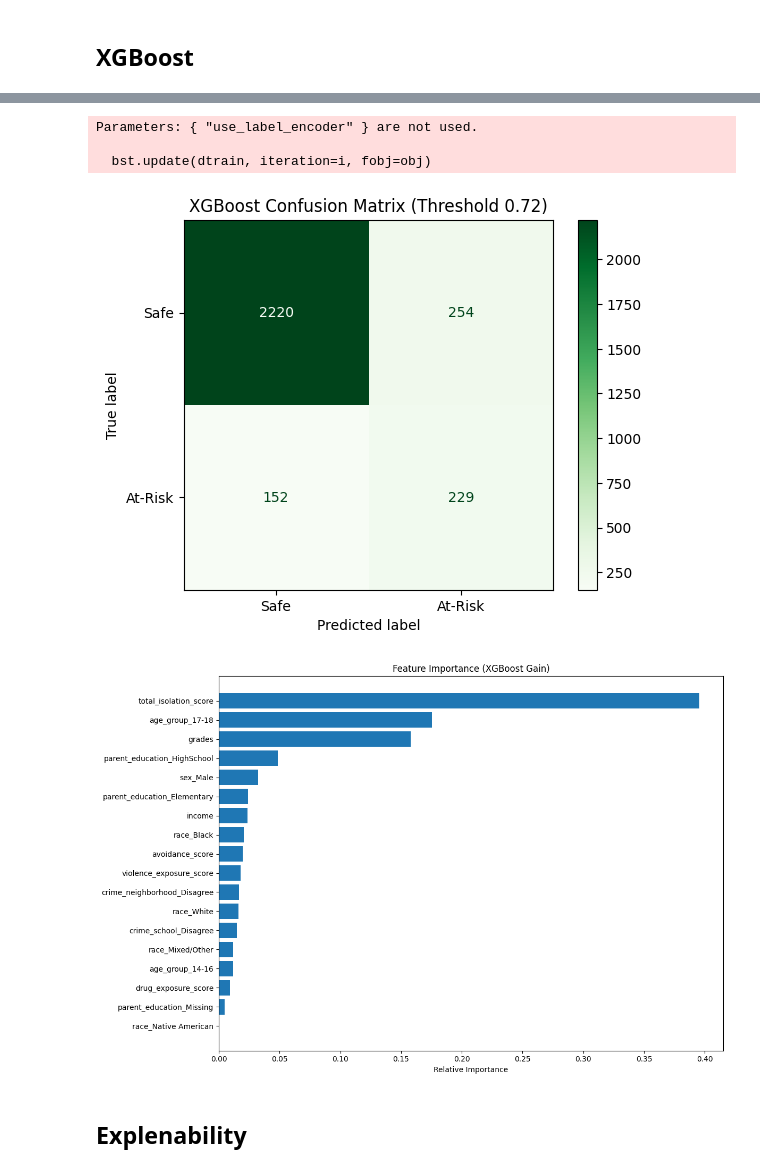
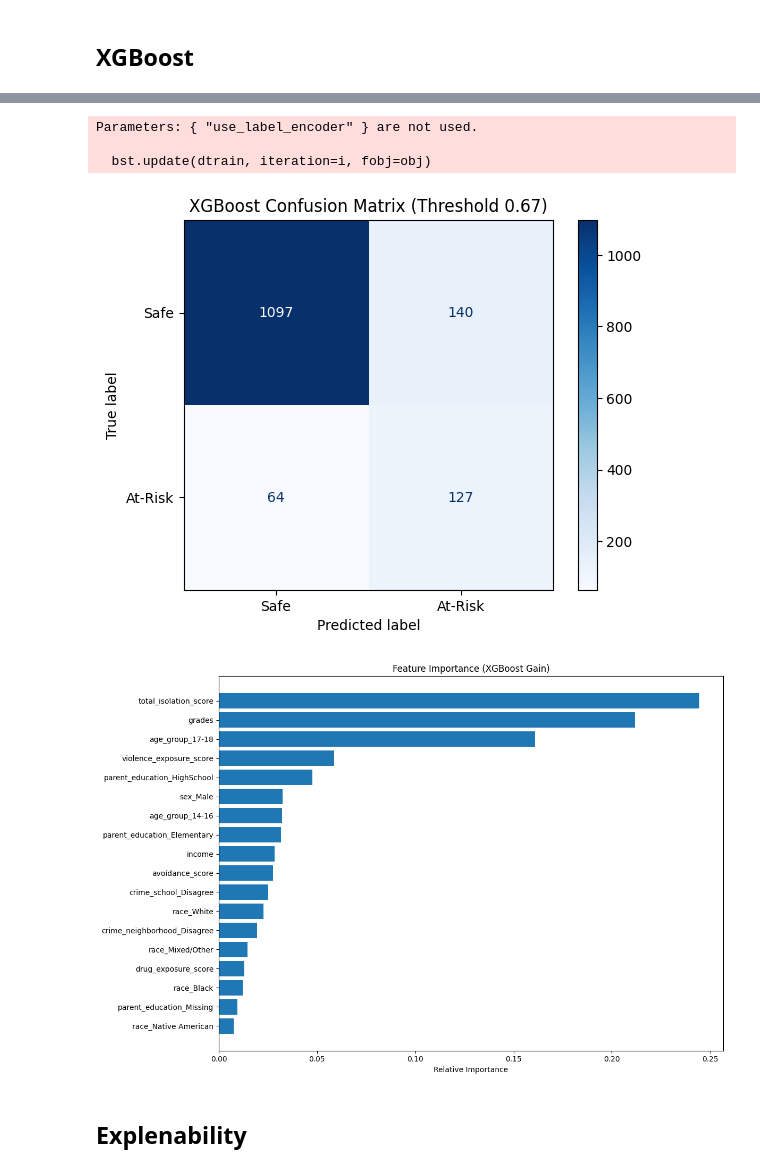
Before and after one commit to delgiudice1967219/dropout_risk_prediction, a Jupyter notebook: main.ipynb, the cells around one changed output, grey strips where cells are left out. Drawn from its saved outputs; the diff is of its cells as text; code cells hidden in the pictures.

```diff
--- a/main.ipynb
+++ b/main.ipynb
@@ -160,7 +160,7 @@ features_cat = [
 X = df[features_num + features_cat].copy()
 y = df['dropout_risk']
 
-X_train, X_test, y_train, y_test = train_test_split(X, y, test_size=0.2, random_state=42, stratify=y)
+X_train, X_test, y_train, y_test = train_test_split(X, y, test_size=0.1, random_state=42, stratify=y)
 
 numeric_transformer = Pipeline(steps=[
     ('imputer', SimpleImputer(strategy='median')),
@@ -515,7 +515,7 @@ f1_scores = 2 * (precision * recall) / (precision + recall)
 best_idx = np.argmax(f1_scores)
 best_threshold = thresholds[best_idx]
 
-print(f"\n--- XGBoost Results (Optimized Threshold: {best_threshold:.4f}) ---")
+print(f"\n XGBoost Results (Optimized Threshold: {best_threshold:.4f}) ")
 y_pred_opt = (y_prob >= best_threshold).astype(int)
 print(classification_report(y_test, y_pred_opt))
 print(f"AUC-ROC: {roc_auc_score(y_test, y_prob):.4f}")
@@ -523,7 +523,7 @@ print(f"AUC-ROC: {roc_auc_score(y_test, y_prob):.4f}")
 # Confusion Matrix
 cm = confusion_matrix(y_test, y_pred_opt)
 disp = ConfusionMatrixDisplay(confusion_matrix=cm, display_labels=['Safe', 'At-Risk'])
-disp.plot(cmap='Greens')
+disp.plot(cmap='Blues')
 plt.title(f"XGBoost Confusion Matrix (Threshold {best_threshold:.2f})")
 plt.show()
 
@@ -568,8 +568,8 @@ AUC-ROC: 0.8697
 Parameters: { "use_label_encoder" } are not used.
 
   bst.update(dtrain, iteration=i, fobj=obj)
-[figure, old version]
+[figure, new version]
-[figure, old version]
+[figure, new version]
 # %% [markdown]
 ## Explenability
 # %%
```
Also changed, not shown: parts of 5 cells of this notebook.
